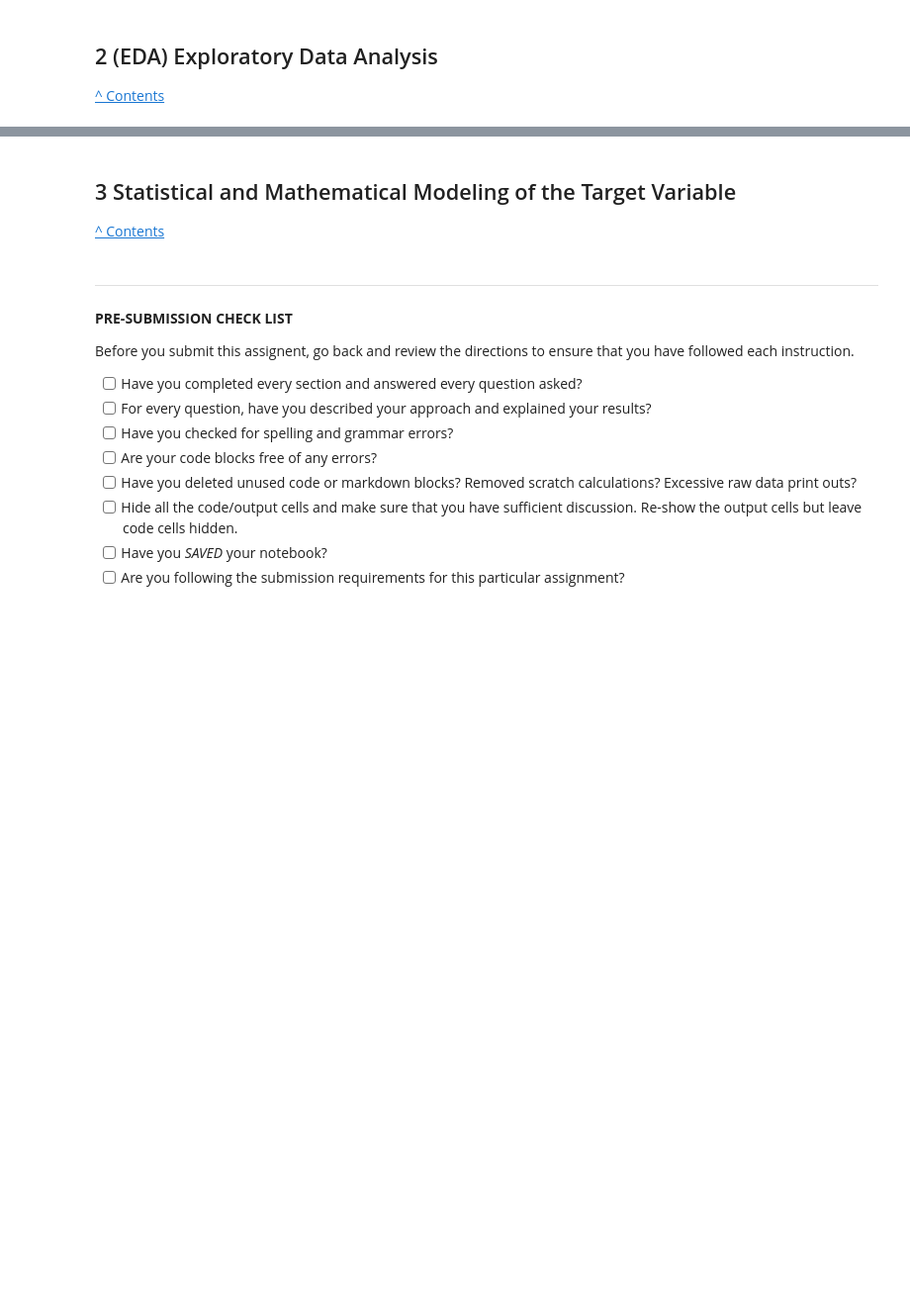
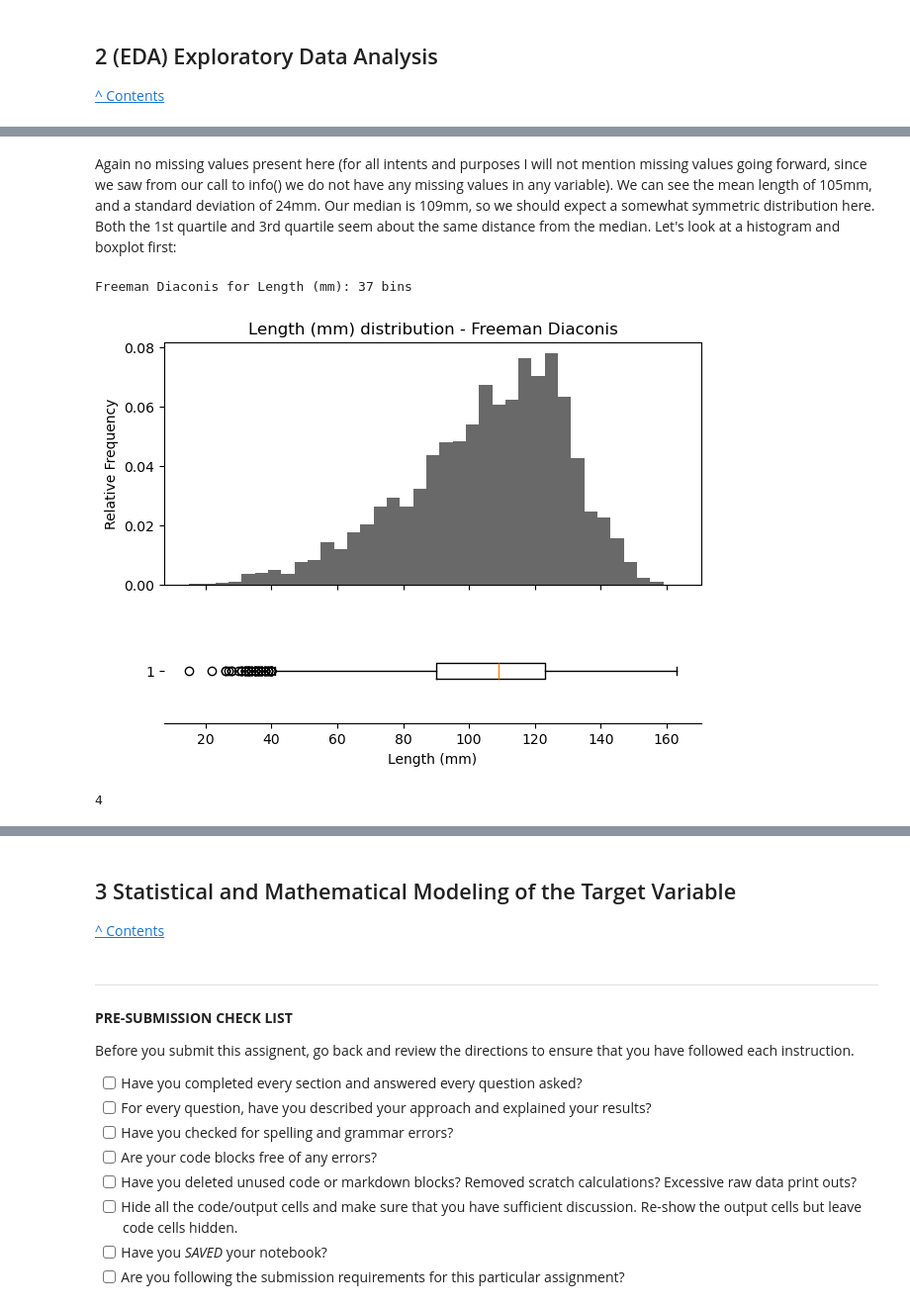
Before and after one commit to ansaridan/jhu-data-engineering-team-5, a Jupyter notebook: Problem_Set_3/Jhirsc21.ipynb, the cells around one changed output, grey strips where cells are left out. Shown at 99% size. Drawn from its saved outputs; the diff is of its cells as text; code cells hidden in the pictures; blank space fills up the shorter version.

```diff
--- a/Problem_Set_3/Jhirsc21.ipynb
+++ b/Problem_Set_3/Jhirsc21.ipynb
@@ -94,0 +156,43 @@ df.head()
+# %%
+def freeman_diaconis(data):
+    quartiles = stats.mstats.mquantiles( data, [0.25, 0.5, 0.75])
+    iqr = quartiles[2] - quartiles[ 0]
+    n = len( data)
+    h = 2.0 * (iqr/n**(1.0/3.0))
+    return int( h)
+# %%
+def histogram_w_whiskers(data, variable_name, zoom=None):
+    h = freeman_diaconis(data[variable_name])
+    mn = int(data[variable_name].min())
+    mx = int(data[variable_name].max())
+    bins = [i for i in range( mn, mx, h)]
+    print(f"Freeman Diaconis for {variable_name}: {len(bins)} bins")
+
+    observations = len(data)
+    empirical_weights = np.ones(observations)/observations # this converts counts to relative frequencies when used in hist()
+
+    # start the plot: 2 rows, because we want the boxplot on the first row
+    # and the hist on the second
+    fig, ax = plt.subplots(
+        2, figsize=(7, 5), sharex=True,
+        gridspec_kw={"height_ratios": (.7, .3)}  # the boxplot gets 30% of the vertical space
+    )
+
+    # the histogram
+    ax[0].hist(data[variable_name],bins=bins, color="dimgray", weights=empirical_weights)
+    ax[0].set_title(f"{variable_name} distribution - Freeman Diaconis")
+    ax[0].set_ylabel("Relative Frequency")
+    if zoom:
+        ax[0].set_ylim((0, zoom))
+    # the box plot
+    ax[1].boxplot(data[variable_name], vert=False)
+    # removing borders
+    ax[1].spines['top'].set_visible(False)
+    ax[1].spines['right'].set_visible(False)
+    ax[1].spines['left'].set_visible(False)
+    ax[1].set_xlabel(variable_name)
+
+    # and we are good to go
+    plt.show()
+    plt.close()
+    return h
@@ -94,0 +280,8 @@ df.head()
+# %% [markdown]
+Again no missing values present here (for all intents and purposes I will not mention missing values going forward, since we saw from our call to info() we do not have any missing values in any variable). We can see the mean length of 105mm, and a standard deviation of 24mm. Our median is 109mm, so we should expect a somewhat symmetric distribution here. Both the 1st quartile and 3rd quartile seem about the same distance from the median. Let's look at a histogram and boxplot first:
+# %%
+histogram_w_whiskers(df, 'Length (mm)')
+# %% [output]
+Freeman Diaconis for Length (mm): 37 bins
+[figure, added]
+4
```
Also changed, not shown: parts of 54 cells of this notebook.
